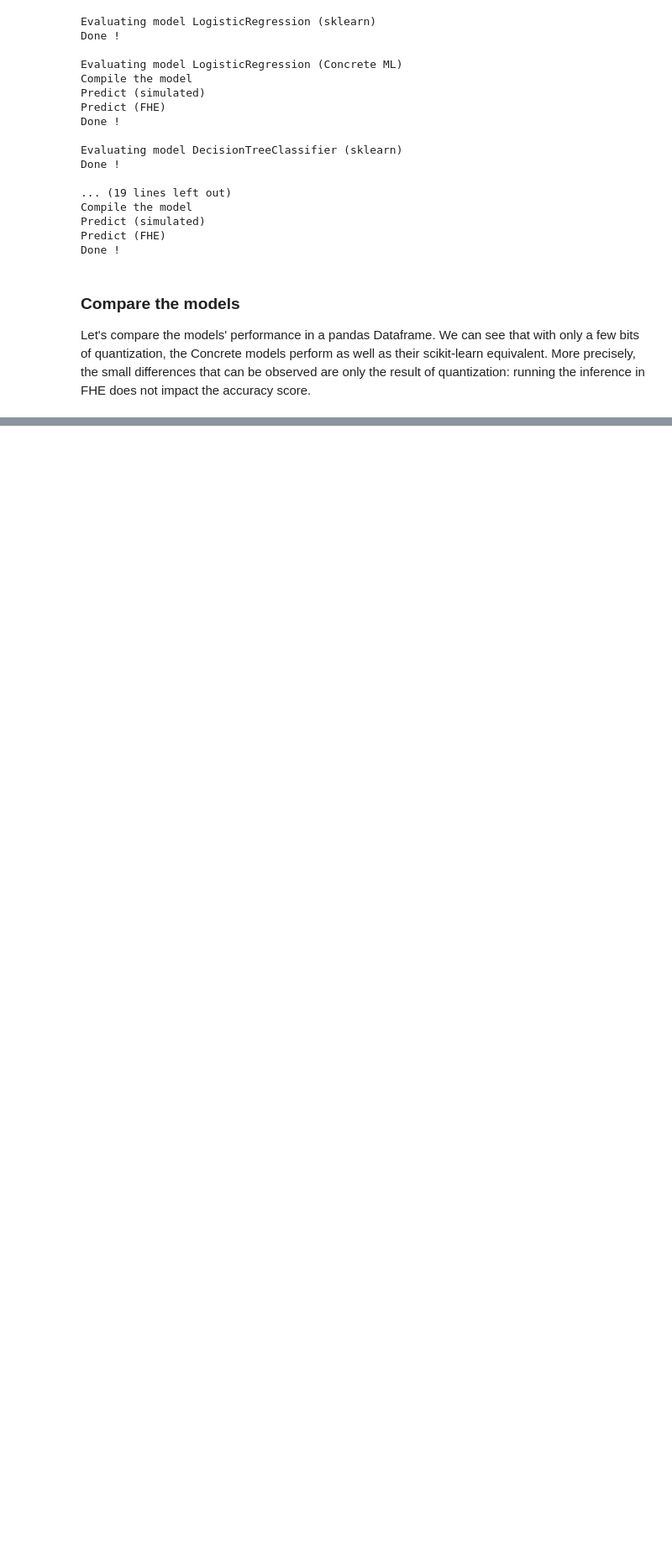
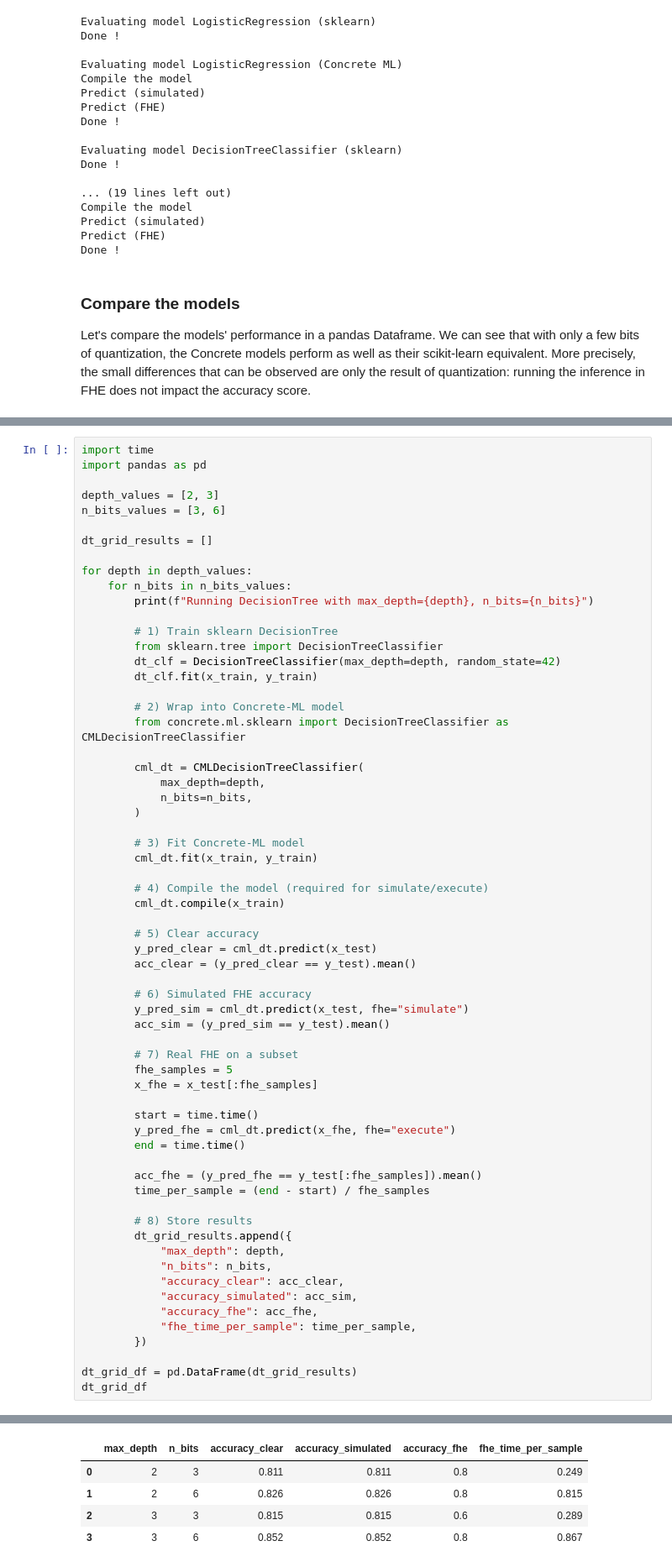
Before and after one commit to saniajoshi05/homomorphic_encryption_ml, a Jupyter notebook: notebooks/CreditScoring.ipynb, the cells around one changed output, grey strips where cells are left out. Shown at 84% size. Saved outputs shown, nothing was run; the diff lists cells and outputs as text; blank space fills up the shorter version.

```diff
--- a/notebooks/CreditScoring.ipynb
+++ b/notebooks/CreditScoring.ipynb
@@ -333,0 +344,64 @@ results_dataframe
+# %%
+import time
+import pandas as pd
+
+depth_values = [2, 3]
+n_bits_values = [3, 6]
+
+dt_grid_results = []
+
+for depth in depth_values:
+    for n_bits in n_bits_values:
+        print(f"Running DecisionTree with max_depth={depth}, n_bits={n_bits}")
+
+        # 1) Train sklearn DecisionTree
+        from sklearn.tree import DecisionTreeClassifier
+        dt_clf = DecisionTreeClassifier(max_depth=depth, random_state=42)
+        dt_clf.fit(x_train, y_train)
+
+        # 2) Wrap into Concrete-ML model
+        from concrete.ml.sklearn import DecisionTreeClassifier as CMLDecisionTreeClassifier
+
+        cml_dt = CMLDecisionTreeClassifier(
+            max_depth=depth,
+            n_bits=n_bits,
+        )
+
+        # 3) Fit Concrete-ML model
+        cml_dt.fit(x_train, y_train)
+
+        # 4) Compile the model (required for simulate/execute)
+        cml_dt.compile(x_train)
+
+        # 5) Clear accuracy
+        y_pred_clear = cml_dt.predict(x_test)
+        acc_clear = (y_pred_clear == y_test).mean()
+
+        # 6) Simulated FHE accuracy
+        y_pred_sim = cml_dt.predict(x_test, fhe="simulate")
+        acc_sim = (y_pred_sim == y_test).mean()
+
+        # 7) Real FHE on a subset
+        fhe_samples = 5
+        x_fhe = x_test[:fhe_samples]
+
+        start = time.time()
+        y_pred_fhe = cml_dt.predict(x_fhe, fhe="execute")
+        end = time.time()
+
+        acc_fhe = (y_pred_fhe == y_test[:fhe_samples]).mean()
+        time_per_sample = (end - start) / fhe_samples
+
+        # 8) Store results
+        dt_grid_results.append({
+            "max_depth": depth,
+            "n_bits": n_bits,
+            "accuracy_clear": acc_clear,
+            "accuracy_simulated": acc_sim,
+            "accuracy_fhe": acc_fhe,
+            "fhe_time_per_sample": time_per_sample,
+        })
+
+dt_grid_df = pd.DataFrame(dt_grid_results)
+dt_grid_df
+# %% [output]
@@ -333,0 +412,5 @@ results_dataframe
+|  | max_depth | n_bits | accuracy_clear | accuracy_simulated | accuracy_fhe | fhe_time_per_sample |
+| 0 | 2 | 3 | 0.811 | 0.811 | 0.8 | 0.249 |
+| 1 | 2 | 6 | 0.826 | 0.826 | 0.8 | 0.815 |
+| 2 | 3 | 3 | 0.815 | 0.815 | 0.6 | 0.289 |
+| 3 | 3 | 6 | 0.852 | 0.852 | 0.8 | 0.867 |
```
Also changed, not shown: parts of 6 cells of this notebook.
